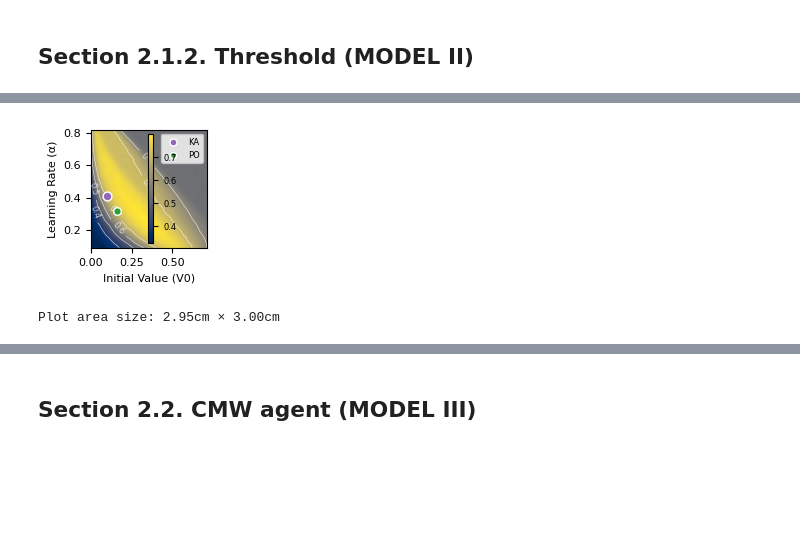
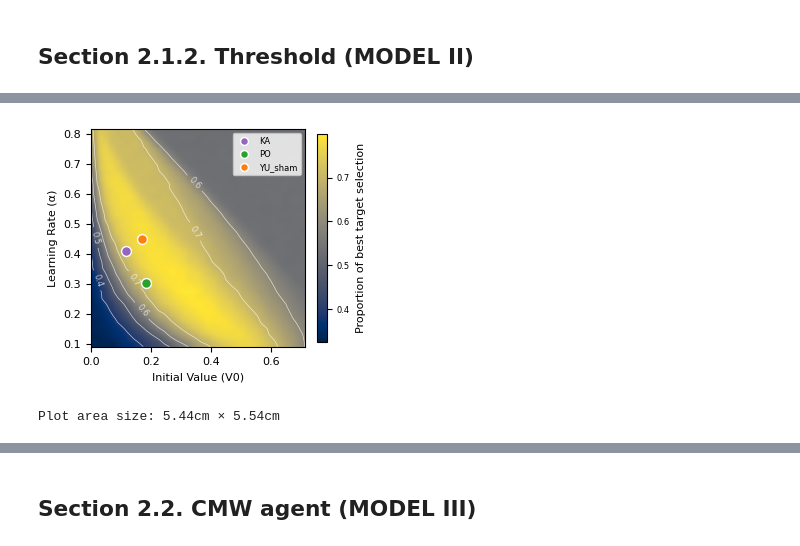
Before and after one commit to ungzs1/popy_05, a Jupyter notebook: notebooks/behav_modeling/model_optimizing.ipynb, the cells around one changed output, grey strips where cells are left out. Cells and saved outputs as stored; diff of their text form; code cells hidden in the pictures; blank space fills up the shorter version.

```diff
--- a/notebooks/behav_modeling/model_optimizing.ipynb
+++ b/notebooks/behav_modeling/model_optimizing.ipynb
@@ -547,7 +538,7 @@ import numpy as np
 plt.rcParams.update({'font.size': 8})
 
 # Create a larger figure to accommodate the axis labels and colorbar
-fig = plt.figure(figsize=(5/2.54, 4/2.54))  # Slightly larger to fit everything
+fig = plt.figure(figsize=(10/2.54, 8/2.54))  # Slightly larger to fit everything
 
 # Create axes with exact 3cm×3cm plot area (data display region)
 ax = fig.add_axes([0.2, 0.2, 3/5, 3/4])  # Left, Bottom, Width, Height as fractions of figure size
@@ -569,41 +560,47 @@ levels = np.arange(0, 1, 0.1)
 contour = ax.contour(
     np.linspace(V0_range_chopped[0], V0_range_chopped[-1], res_grid_chopped.shape[1]),
     np.linspace(alpha_range_chopped[0], alpha_range_chopped[-1], res_grid_chopped.shape[0]),
     res_grid_chopped, levels=levels, colors='white', linewidths=0.5, alpha=0.7
 )
 # Only label a few contours to avoid clutter
 ax.clabel(contour, inline=True, fontsize=6, fmt='%.1f', levels=levels)
 
 # Add parameter points with compact styling
-ka_params = {'alpha': 0.41, 'V0': 0.1}
-po_params = {'alpha': 0.32, 'V0': 0.16}
+ka_params = {'alpha': 0.40963354578309075, 'V0': 0.11827469139505799, 'beta': 10.638021927670694}
+po_params = {'alpha': 0.3037981353357479, 'V0': 0.18398040544466904, 'beta': 6.973374756267803}
+yu_sham_params = {'alpha': 0.4513693025955279, 'V0': 0.16954116683423484, 'beta': 7.678119299510347}
+yu_DCZ_params = {'alpha': 0.4942628307389808, 'V0': 0.1283662338249597, 'beta': 6.46241106842488}
 
-ax.scatter(ka_params['V0'], ka_params['alpha'], color=COLORS['ka'], s=40, label='KA',
+ax.scatter(ka_params['V0'], ka_params['alpha'], color=COLORS['ka'], s=50, label='KA',
           edgecolor='white', linewidth=1, zorder=10)
-ax.scatter(po_params['V0'], po_params['alpha'], color=COLORS['po'], s=30, label='PO',
+ax.scatter(po_params['V0'], po_params['alpha'], color=COLORS['po'], s=50, label='PO',
           edgecolor='white', linewidth=1, zorder=10)
+ax.scatter(yu_sham_params['V0'], yu_sham_params['alpha'], color=COLORS['yu_sham'], s=50, label='YU_sham',
+          edgecolor='white', linewidth=1, zorder=10)
+'''ax.scatter(yu_DCZ_params['V0'], yu_DCZ_params['alpha'], color=COLORS['yu_DCZ'], s=40, label='YU_DCZ',
+          edgecolor='white', linewidth=1, zorder=10)'''
 
 # Labels
 ax.set_xlabel('Initial Value (V0)')
 ax.set_ylabel('Learning Rate (α)')
 
 # Add colorbar outside the main plot
-cbar = fig.colorbar(im, ax=ax, fraction=0.046, pad=-.50)
+cbar = fig.colorbar(im, ax=ax, fraction=0.044, pad=.05, label='Proportion of best target selection')
 cbar.ax.tick_params(labelsize=6)
 
 # Add compact legend
 ax.legend(frameon=True, loc='upper right', fontsize=6, markerscale=0.8)
 
 # Save with exact dimensions preserved
-plt.savefig('figs/grid_search_shift_value_reset.svg', dpi=300, bbox_inches='tight', transparent=True)
+plt.savefig('figs/grid_search_shift_value_reset.png', dpi=300, bbox_inches='tight', transparent=False)
 plt.show()
 
 # Verify the exact size of the plot area
 bbox = ax.get_window_extent().transformed(fig.dpi_scale_trans.inverted())
 print(f"Plot area size: {bbox.width*2.54:.2f}cm × {bbox.height*2.54:.2f}cm")
 # %% [output]
-[figure, old version]
+[figure, new version]
-Plot area size: 2.95cm × 3.00cm
+Plot area size: 5.44cm × 5.54cm
 # %%
 if prot_individual_results:
     # plot the behavior
```
Also changed, not shown: parts of 13 cells of this notebook, 33 other files.
